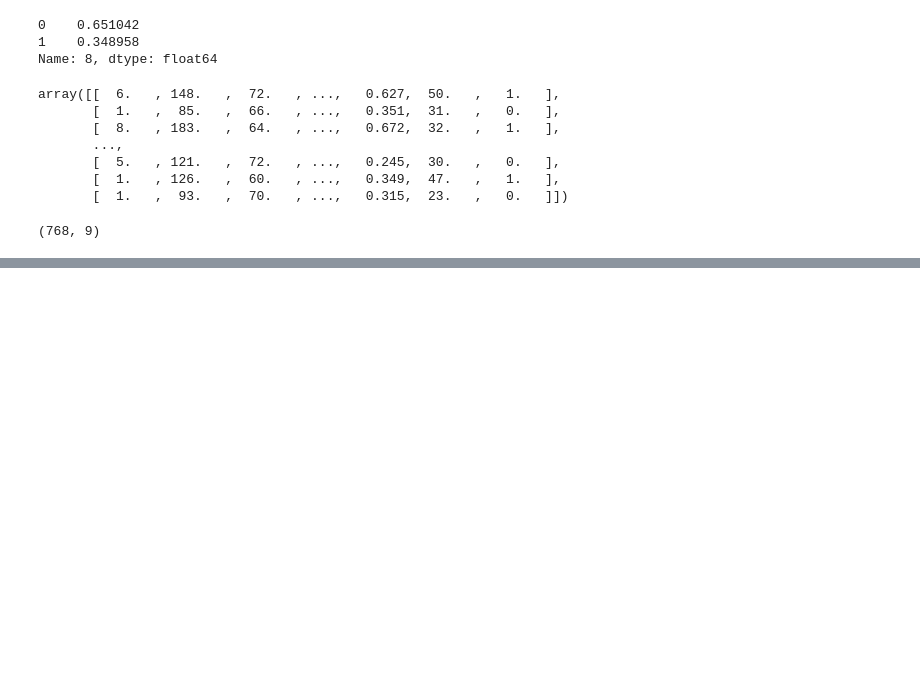
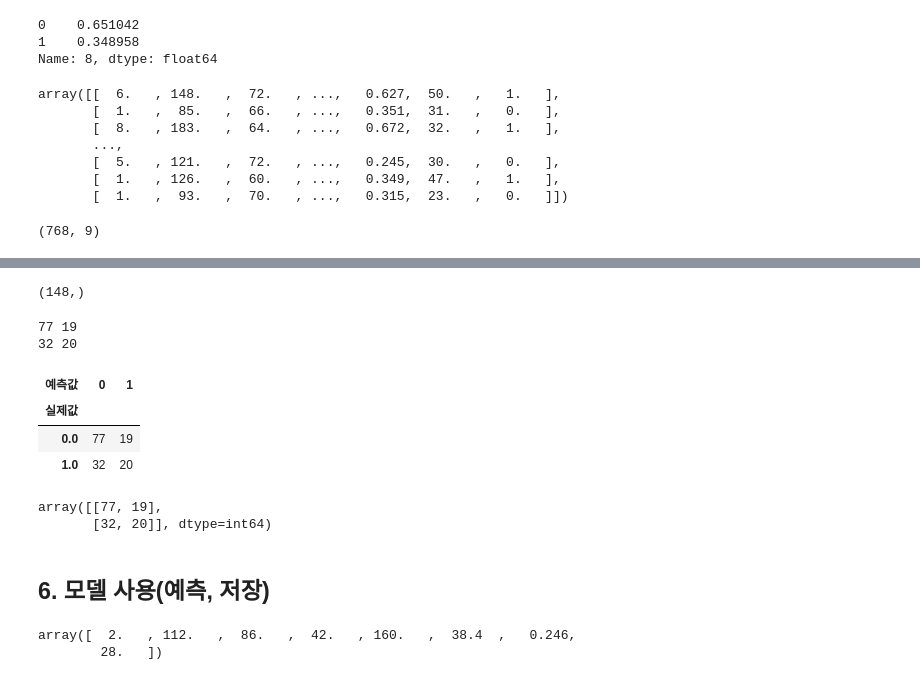
Before and after one commit to jslee912/ai, a Jupyter notebook: source/05_DeepLearning/06_피마인디언_당뇨병발병예측(로지스틱회귀분석,분류분석).ipynb, the cells around one changed output, grey strips where cells are left out. Saved outputs shown, nothing was run; the diff lists cells and outputs as text; code cells hidden in the pictures; blank space fills up the shorter version.

```diff
--- a/source/05_DeepLearning/06_피마인디언_당뇨병발병예측(로지스틱회귀분석,분류분석).ipynb
+++ b/source/05_DeepLearning/06_피마인디언_당뇨병발병예측(로지스틱회귀분석,분류분석).ipynb
@@ -109,0 +203,4 @@ dataset.shape
+# %%
+# 교차표(혼동매트릭스, 성능평가지표) 그리기 : 테스트셋의 실제값과 예측값 =>라이브러리 기준으로
+y_hat = (model.predict(X_test) > 0.5).astype(int)     # 0.5보다 커야 당뇨(예측값)
+y_test.shape, y_hat.shape  # 실제값(1차원), 예측값(2차원)
@@ -109,0 +210,51 @@ dataset.shape
+# %%
+y_hat.reshape(-1).shape
+# %% [output]
+(148,)
+# %%
+TN=0; FP=0; FN=0; TP=0;  # 각각 갯수를 담을 변수
+for y, h in zip(y_test, y_hat.reshape(-1)):
+    # print(y, h)
+    if y==0 and h==0:
+        TN += 1  # TN갯수 하나 증가
+    elif y==0 and h==1:
+        FP += 1
+    elif y==1 and h==0:
+        FN += 1
+    else :                 # y==1 and h==1:
+        TP += 1
+print(TN, FP)
+print(FN, TP)
+# %% [output]
+77 19
+32 20
+# %%
+# 라이브러리 사용
+ctab = pd.crosstab(y_test, y_hat.reshape(-1))  # y_hat 에러나서 reshape(-1)
+ctab.index.name = '실제값'
+ctab.columns.name = '예측값'
+ctab
+
+pd.crosstab(y_test,   # 실제값
+            y_hat.reshape(-1),  # 예측값
+            rownames=['실제값'], # index이름
+            colnames=['예측값']) # column이름 : 결과가 데이터 프레임인 교차표
+# %% [output]
+| 예측값 | 0 | 1 |
+| 실제값 |  |  |
+| 0.0 | 77 | 19 |
+| 1.0 | 32 | 20 |
+# %%
+from sklearn.metrics import confusion_matrix
+confusion_matrix(y_test, y_hat)  # y_hat.reshape(-1) 둘다 가능
+# 결과가 numpy배열인 혼동행렬
+# %% [output]
+array([[77, 19],
+       [32, 20]], dtype=int64)
+# %% [markdown]
+## 6. 모델 사용(예측, 저장)
+# %%
+X_test[0]
+# %% [output]
+array([  2.   , 112.   ,  86.   ,  42.   , 160.   ,  38.4  ,   0.246,
+        28.   ])
```
Also changed, not shown: parts of 40 cells of this notebook, 3 other files.
